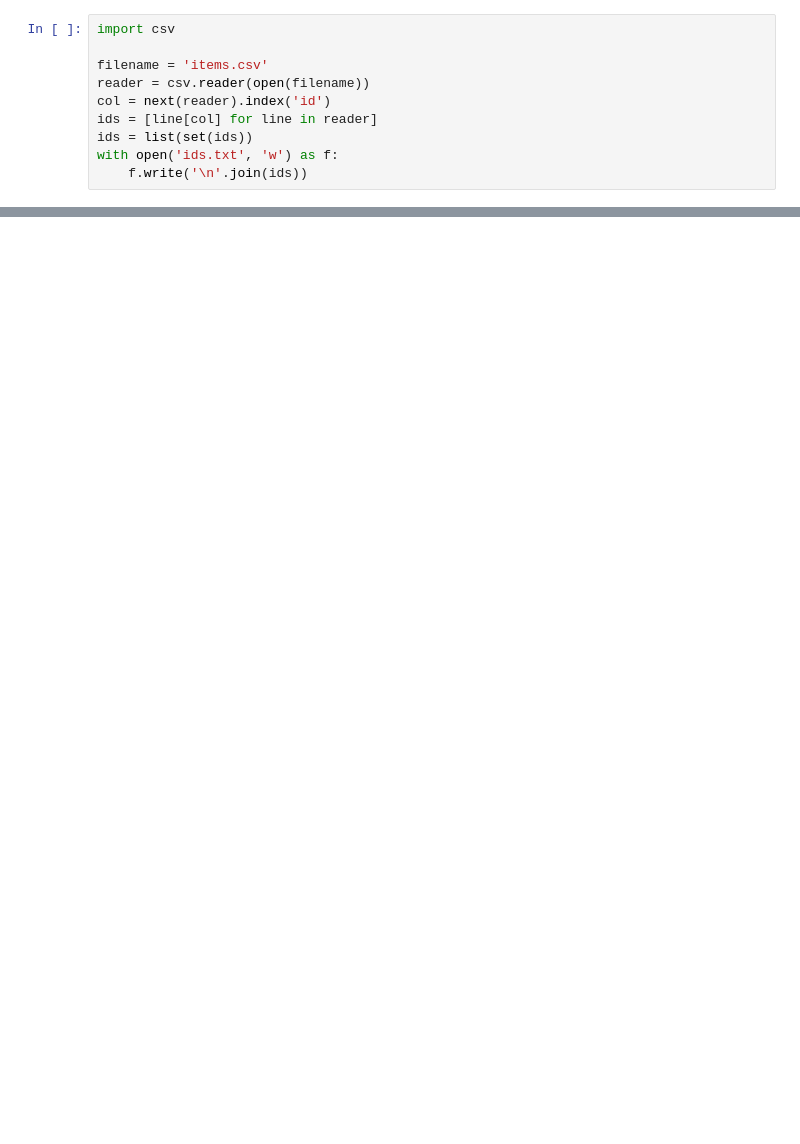
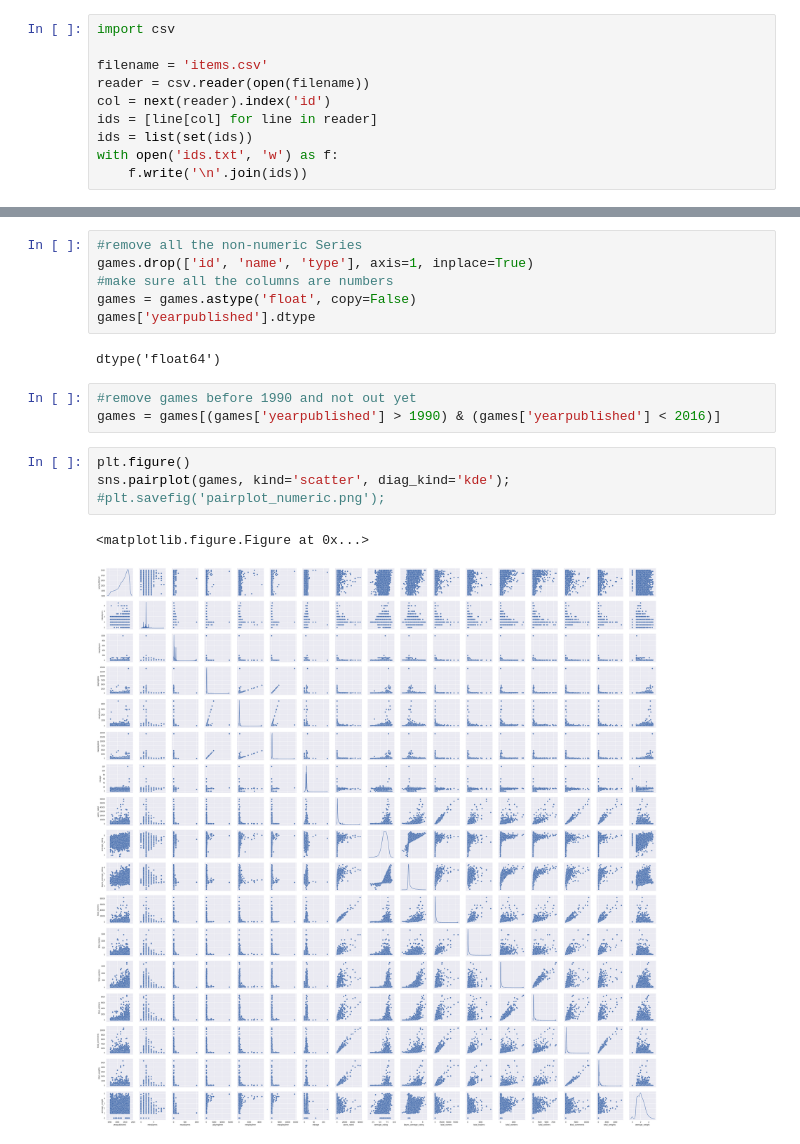
Before and after one commit to ShadowBrandon/Metis-Submissions, a Jupyter notebook: projects/02 Luther/Luther.ipynb, the cells around one changed output, grey strips where cells are left out. Saved outputs shown, nothing was run; the diff lists cells and outputs as text; blank space fills up the shorter version.

```diff
--- a/projects/02 Luther/Luther.ipynb
+++ b/projects/02 Luther/Luther.ipynb
@@ -149,0 +172,18 @@ games.head()
+# %%
+#remove all the non-numeric Series
+games.drop(['id', 'name', 'type'], axis=1, inplace=True)
+#make sure all the columns are numbers
+games = games.astype('float', copy=False)
+games['yearpublished'].dtype
+# %% [output]
+dtype('float64')
+# %%
+#remove games before 1990 and not out yet
+games = games[(games['yearpublished'] > 1990) & (games['yearpublished'] < 2016)]
+# %%
+plt.figure()
+sns.pairplot(games, kind='scatter', diag_kind='kde');
+#plt.savefig('pairplot_numeric.png');
+# %% [output]
+<matplotlib.figure.Figure at 0x...>
+[figure, added]
```
Also changed, not shown: parts of 29 cells of this notebook, 4 other files.
